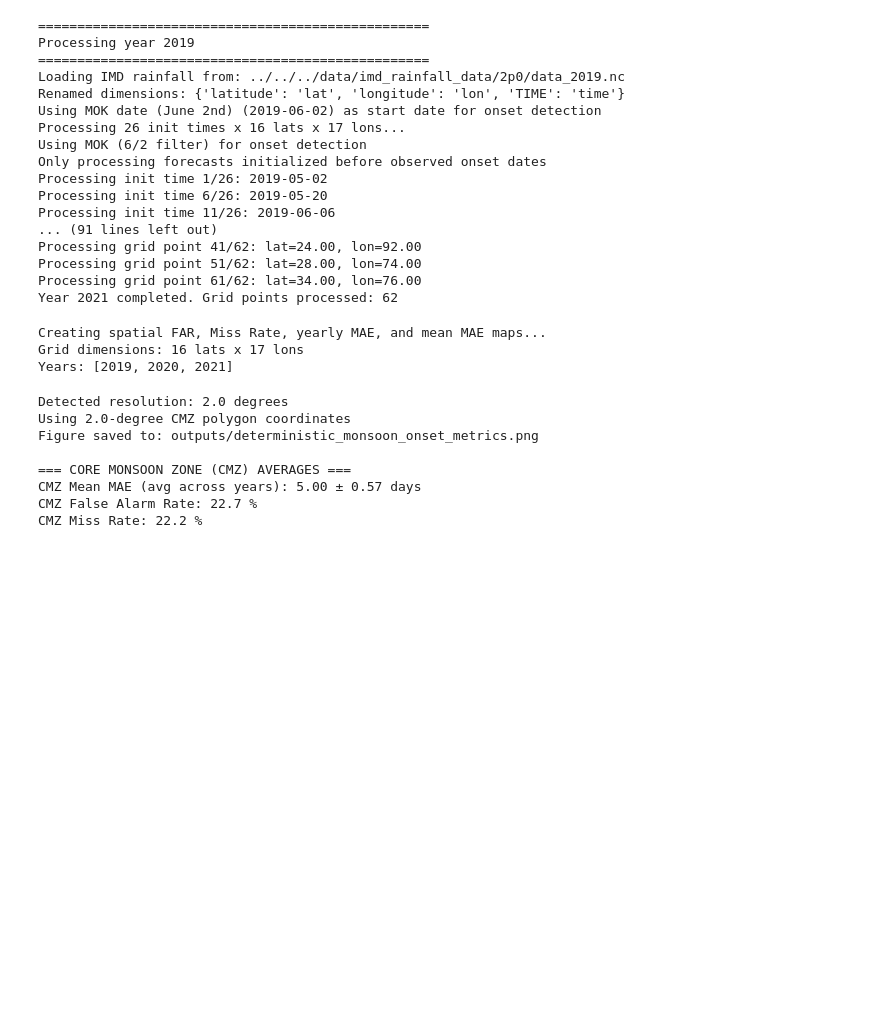
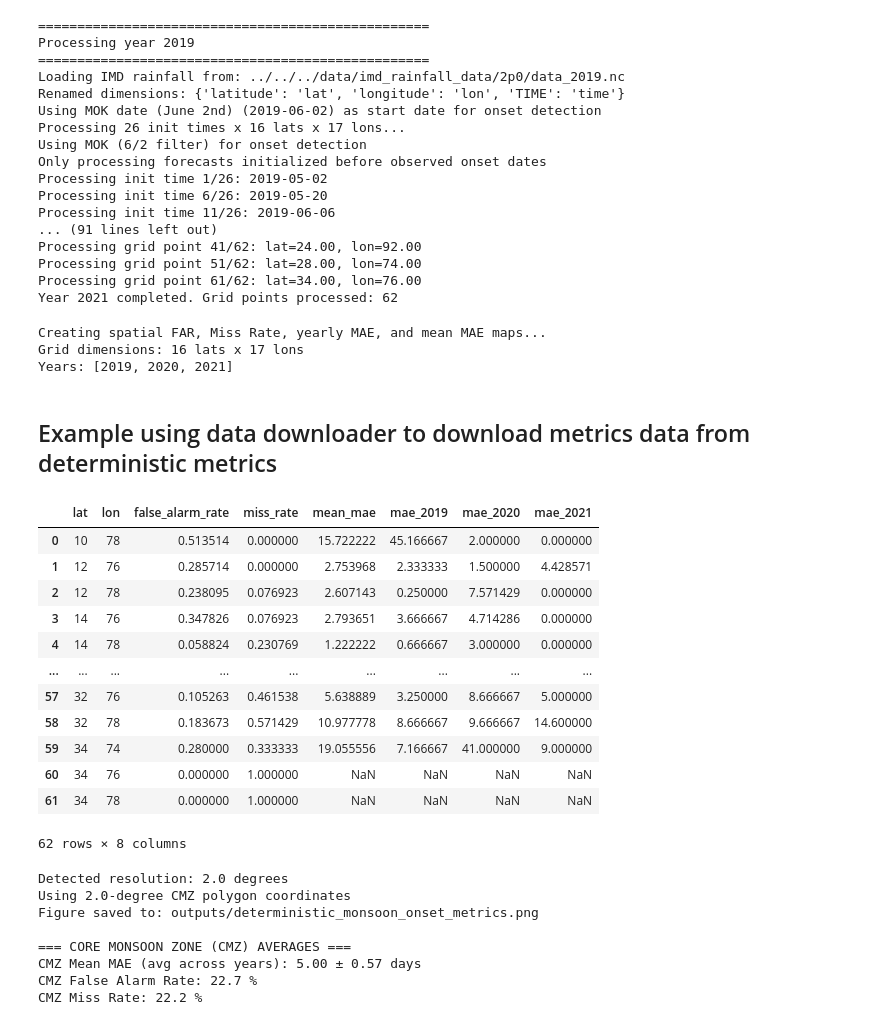
Before and after one commit to dsi-clinic/monsoon-bench, a Jupyter notebook: examples/demo_notebooks/package_walkthrough.ipynb, the cells around one changed output. Drawn from its saved outputs; the diff is of its cells as text; code cells hidden in the pictures; blank space fills up the shorter version.

```diff
--- a/examples/demo_notebooks/package_walkthrough.ipynb
+++ b/examples/demo_notebooks/package_walkthrough.ipynb
@@ -142,3 +144,5 @@ plot_deterministic_metrics = metrics.create_spatial_far_mr_mae(deterministic_df,
 Creating spatial FAR, Miss Rate, yearly MAE, and mean MAE maps...
 Grid dimensions: 16 lats x 17 lons
 Years: [2019, 2020, 2021]
+# %% [markdown]
+## Example using data downloader to download metrics data from deterministic metrics
@@ -145,3 +158,21 @@ Years: [2019, 2020, 2021]
+# %%
+import pandas as pd
+
+pd.read_csv("outputs/deterministic_spatial_metrics.csv")
+# %% [output]
+|  | lat | lon | false_alarm_rate | miss_rate | mean_mae | mae_2019 | mae_2020 | mae_2021 |
+| 0 | 10 | 78 | 0.513514 | 0.000000 | 15.722222 | 45.166667 | 2.000000 | 0.000000 |
+| 1 | 12 | 76 | 0.285714 | 0.000000 | 2.753968 | 2.333333 | 1.500000 | 4.428571 |
+| 2 | 12 | 78 | 0.238095 | 0.076923 | 2.607143 | 0.250000 | 7.571429 | 0.000000 |
+| 3 | 14 | 76 | 0.347826 | 0.076923 | 2.793651 | 3.666667 | 4.714286 | 0.000000 |
+| 4 | 14 | 78 | 0.058824 | 0.230769 | 1.222222 | 0.666667 | 3.000000 | 0.000000 |
+| ... | ... | ... | ... | ... | ... | ... | ... | ... |
+| 57 | 32 | 76 | 0.105263 | 0.461538 | 5.638889 | 3.250000 | 8.666667 | 5.000000 |
+| 58 | 32 | 78 | 0.183673 | 0.571429 | 10.977778 | 8.666667 | 9.666667 | 14.600000 |
+| 59 | 34 | 74 | 0.280000 | 0.333333 | 19.055556 | 7.166667 | 41.000000 | 9.000000 |
+| 60 | 34 | 76 | 0.000000 | 1.000000 | NaN | NaN | NaN | NaN |
+| 61 | 34 | 78 | 0.000000 | 1.000000 | NaN | NaN | NaN | NaN |
+62 rows × 8 columns
 # %%
 # Visualize results
 fig, axes = plot_spatial_metrics(
```
Also changed, not shown: parts of 5 cells of this notebook, 29 other files.
